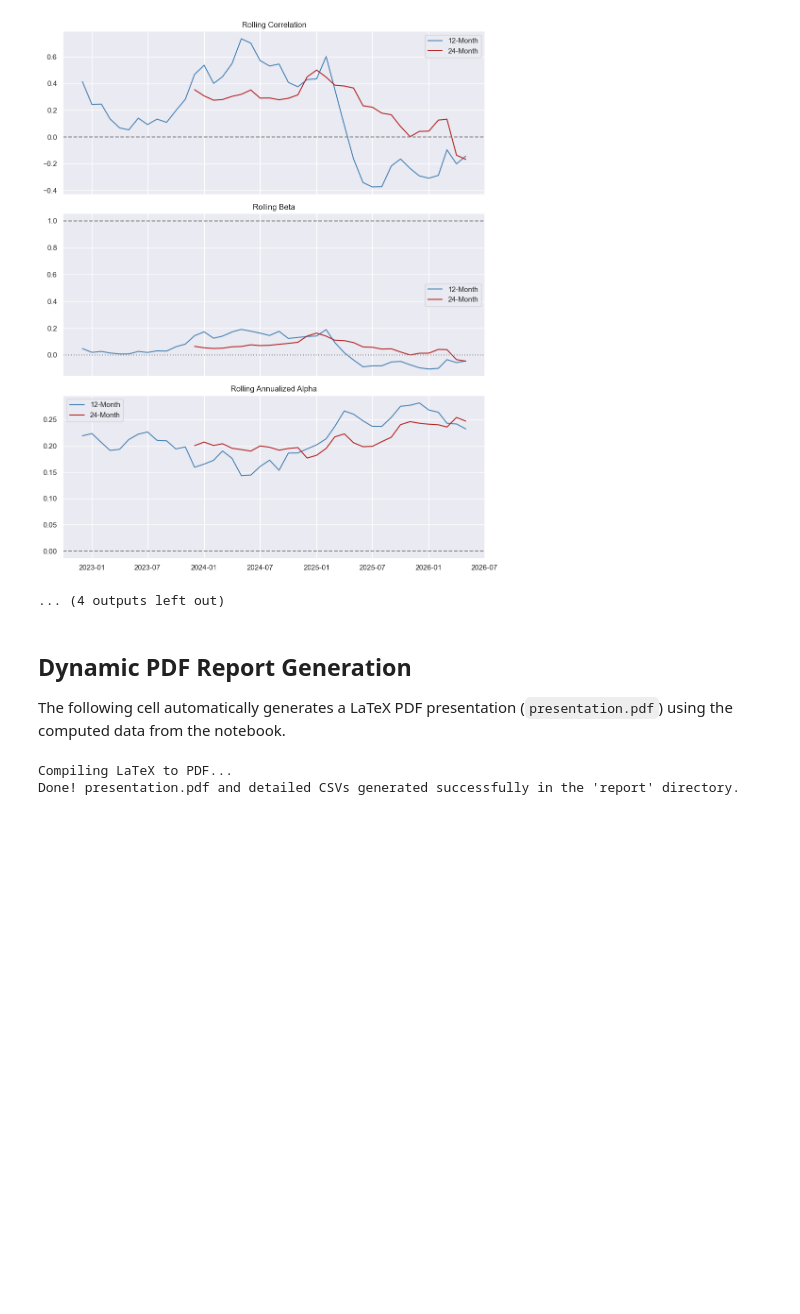
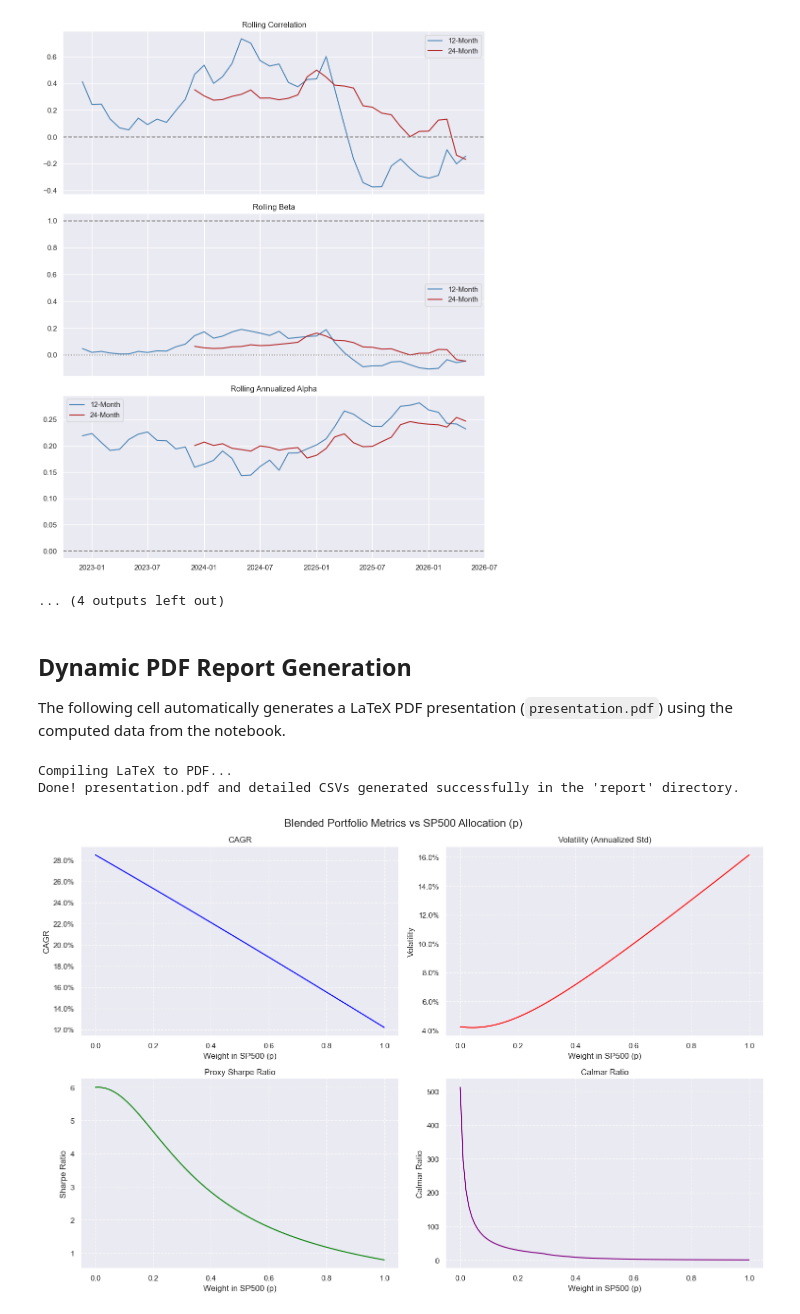
Before and after one commit to arthurdhonneur7/athenee_hf_portfolio, a Jupyter notebook: target_pflio.ipynb, the cells around one changed output. Cells and saved outputs as stored; diff of their text form; code cells hidden in the pictures; blank space fills up the shorter version.

```diff
--- a/target_pflio.ipynb
+++ b/target_pflio.ipynb
@@ -1062,3 +1064,95 @@ print("Done! presentation.pdf and detailed CSVs generated successfully in the 'r
 # %% [output]
 Compiling LaTeX to PDF...
 Done! presentation.pdf and detailed CSVs generated successfully in the 'report' directory.
+# %%
+# --- Blended Portfolio Analysis (SP500 + Target Portfolio) ---
+# p% in the SP500 and (1-p)% in the target portfolio (port_6m)
+
+import numpy as np
+import matplotlib.pyplot as plt
+import pandas as pd
+
+# Align port_6m and sp500 exactly
+common_idx = port_6m.dropna().index.intersection(sp500.dropna().index)
+target_ret = port_6m.loc[common_idx]
+sp500_ret = sp500.loc[common_idx]
+
+p_values = np.linspace(0, 1, 101) # 0 to 100% in SP500
+results = []
+
+for p in p_values:
+    # Portfolio return: p * SP500 + (1-p) * Target
+    blend_ret = p * sp500_ret + (1 - p) * target_ret
+
+    n_months = len(blend_ret)
+    n_years = n_months / 12
+
+    cum_wealth = (1 + blend_ret).cumprod()
+    cagr = cum_wealth.iloc[-1]**(1/n_years) - 1 if cum_wealth.iloc[-1] > 0 else np.nan
+
+    std = blend_ret.std() * np.sqrt(12)
+    sharpe = (blend_ret.mean() * 12) / std if std != 0 else np.nan
+
+    peak = cum_wealth.cummax()
+    mdd = ((cum_wealth - peak) / peak).min()
+    calmar = cagr / abs(mdd) if mdd != 0 else np.nan
+
+    results.append({
+        'p (SP500 Weight)': p,
+        'CAGR': cagr,
+        'Volatility': std,
+        'Sharpe Ratio': sharpe,
+        'Max Drawdown': mdd,
+        'Calmar Ratio': calmar
+    })
+
+blend_df = pd.DataFrame(results)
+
+# Plotting the metrics
+fig, axes = plt.subplots(2, 2, figsize=(15, 10))
+fig.suptitle('Blended Portfolio Metrics vs SP500 Allocation (p)', fontsize=16)
+
+# CAGR
+axes[0, 0].plot(blend_df['p (SP500 Weight)'], blend_df['CAGR'], color='blue')
+axes[0, 0].set_title('CAGR')
+axes[0, 0].set_xlabel('Weight in SP500 (p)')
+axes[0, 0].set_ylabel('CAGR')
+axes[0, 0].grid(True, linestyle='--', alpha=0.7)
+axes[0, 0].yaxis.set_major_formatter(plt.FuncFormatter(lambda y, _: '{:.1%}'.format(y)))
+
+# Volatility
+axes[0, 1].plot(blend_df['p (SP500 Weight)'], blend_df['Volatility'], color='red')
+axes[0, 1].set_title('Volatility (Annualized Std)')
+axes[0, 1].set_xlabel('Weight in SP500 (p)')
+axes[0, 1].set_ylabel('Volatility')
+axes[0, 1].grid(True, linestyle='--', alpha=0.7)
+axes[0, 1].yaxis.set_major_formatter(plt.FuncFormatter(lambda y, _: '{:.1%}'.format(y)))
+
+# Sharpe Ratio
+axes[1, 0].plot(blend_df['p (SP500 Weight)'], blend_df['Sharpe Ratio'], color='green')
+axes[1, 0].set_title('Proxy Sharpe Ratio')
+axes[1, 0].set_xlabel('Weight in SP500 (p)')
+axes[1, 0].set_ylabel('Sharpe Ratio')
+axes[1, 0].grid(True, linestyle='--', alpha=0.7)
+
+# Calmar Ratio
+axes[1, 1].plot(blend_df['p (SP500 Weight)'], blend_df['Calmar Ratio'], color='purple')
+axes[1, 1].set_title('Calmar Ratio')
+axes[1, 1].set_xlabel('Weight in SP500 (p)')
+axes[1, 1].set_ylabel('Calmar Ratio')
+axes[1, 1].grid(True, linestyle='--', alpha=0.7)
+
+plt.tight_layout()
+plt.show()
+
+# Additional Plot: Max Drawdown
+plt.figure(figsize=(7, 5))
+plt.plot(blend_df['p (SP500 Weight)'], blend_df['Max Drawdown'], color='orange')
+plt.title('Max Drawdown vs SP500 Allocation (p)')
+plt.xlabel('Weight in SP500 (p)')
+plt.ylabel('Max Drawdown')
+plt.grid(True, linestyle='--', alpha=0.7)
+plt.gca().yaxis.set_major_formatter(plt.FuncFormatter(lambda y, _: '{:.1%}'.format(y)))
+plt.show()
+# %% [output]
+[figure, added]
```
Also changed, not shown: parts of 6 cells of this notebook, 14 other files.
